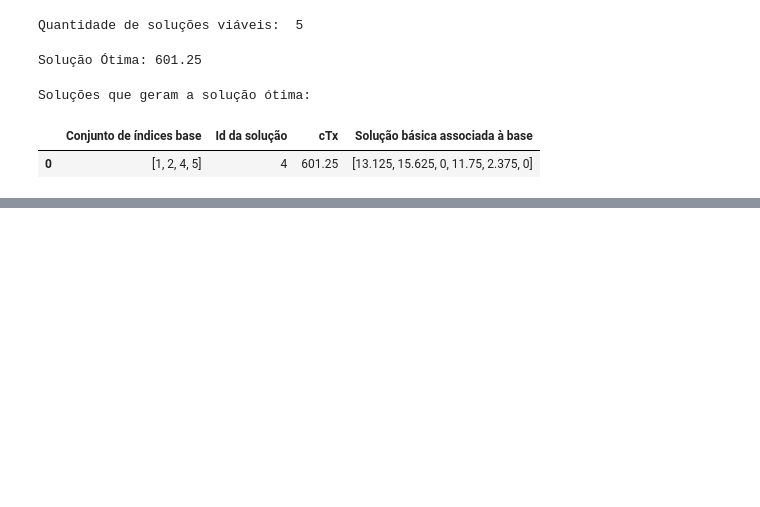
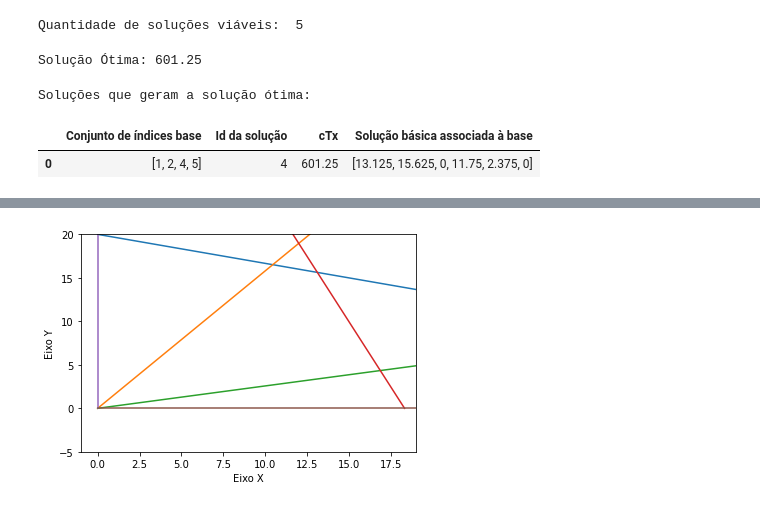
Before and after one commit to myllah/UFG-Sistemas-de-Informacao, a Jupyter notebook: pesquisa-operacional-2020.2/padaria.ipynb, the cells around one changed output, grey strips where cells are left out. Saved outputs shown, nothing was run; the diff lists cells and outputs as text; code cells hidden in the pictures; blank space fills up the shorter version.

```diff
--- a/pesquisa-operacional-2020.2/padaria.ipynb
+++ b/pesquisa-operacional-2020.2/padaria.ipynb
@@ -351,3 +418,21 @@ plt.show()
+# %%
+## Ver melhor a região viável
+plt.plot([0, 60], [20, 0]) # x_1 + 3x_2 <= 60
+plt.plot([0, 19], [0, 30]) # 2x_1 <= 38
+plt.plot([0, 70], [0, 18]) # x_2 <= 18
+plt.plot([0, 18.33], [55, 0]) # 3x_1 + x_2 <= 55
+
+plt.plot([0, 0], [0, 70]) # x2 >= 0
+plt.plot([0, 70], [0, 0]) # x1 >= 0
+
+plt.xlabel('Eixo X')
+plt.ylabel('Eixo Y')
+
+plt.axis([-1, 19, -5, 20]) # [xmin, xmax, ymin, ymax]
+
+plt.show()
+# %% [output]
+[figure, added]
 # %%
 pontos_extremos = 4
 
```
Also changed, not shown: parts of 10 cells of this notebook, 8 other files.
